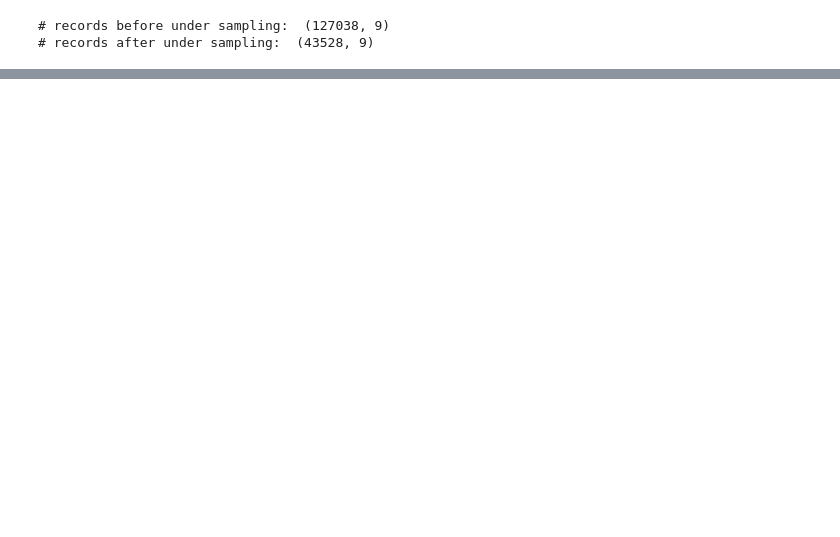
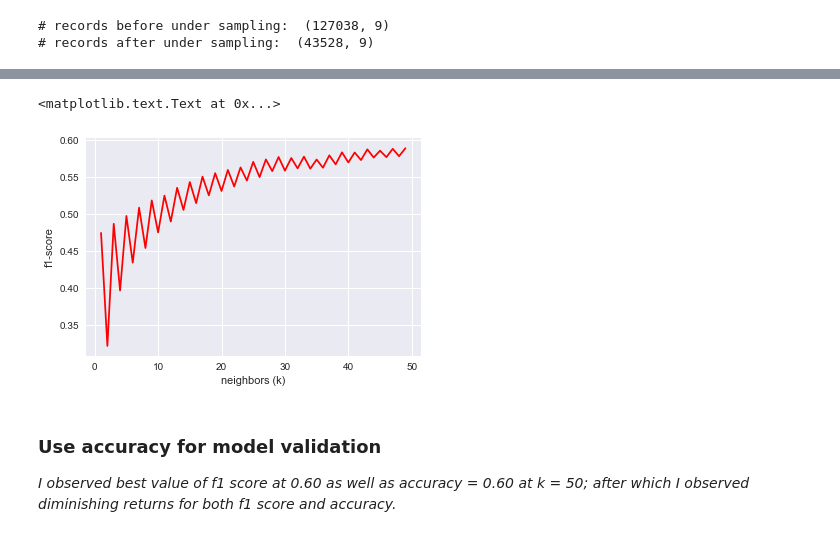
Before and after one commit to rushabhrambhia/rrambhia-ds-2017-work, a Jupyter notebook: project/code/Final_Notebook.ipynb, the cells around one changed output, grey strips where cells are left out. Cells and saved outputs as stored; diff of their text form; code cells hidden in the pictures; blank space fills up the shorter version.

```diff
--- a/project/code/Final_Notebook.ipynb
+++ b/project/code/Final_Notebook.ipynb
@@ -250,3 +358,14 @@ Name: 1, dtype: float64
+# %%
+plt.plot(scores_df.neighbors, scores_df.metric, color='red')
+plt.xlabel('neighbors (k)')
+plt.ylabel('f1-score')
+# %% [output]
+<matplotlib.text.Text at 0x...>
+[figure, added]
+# %% [markdown]
+### Use accuracy for model validation
+
+_I observed best value of f1 score at 0.60 as well as accuracy = 0.60 at k = 50; after which I observed diminishing returns for both f1 score and accuracy._
 # %%
 # Analysis with KNN on under sampled data with accuracy
 feature_cols = ["dailyFruit","dailyVeggie","exercise","diabetic","hicholesterol"]
```
Also changed, not shown: parts of 44 cells of this notebook, 3 other files.
